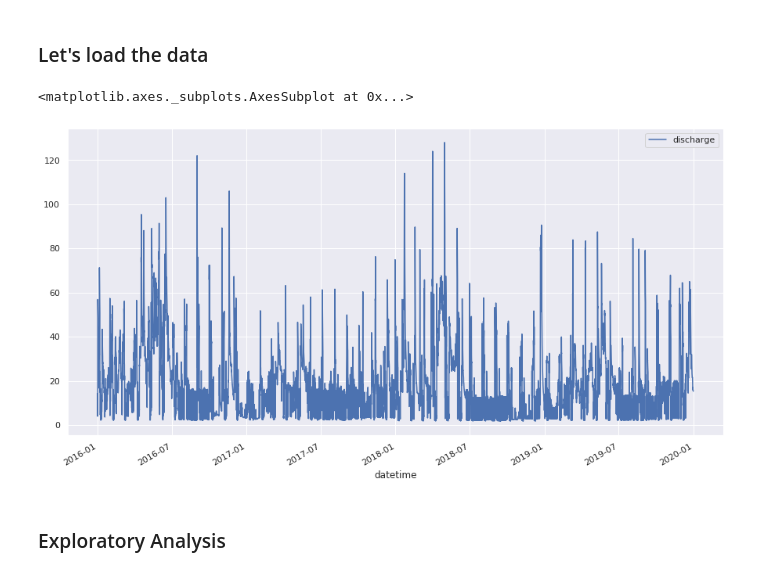
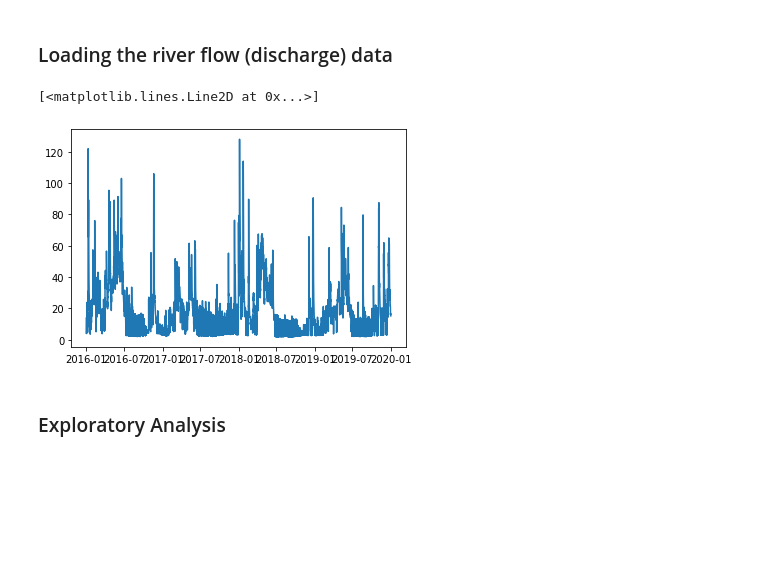
Before and after one commit to maxnolte/river_forecast, a Jupyter notebook: exploratory_analysis_hourly_data.ipynb, the cells around one changed output. Drawn from its saved outputs; the diff is of its cells as text; code cells hidden in the pictures; blank space fills up the shorter version.

```diff
--- a/exploratory_analysis_hourly_data.ipynb
+++ b/exploratory_analysis_hourly_data.ipynb
@@ -5,7 +5,7 @@ import matplotlib.pyplot as plt
 import seaborn as sns
 %matplotlib inline
 # %% [markdown]
-### Let's load the data
+### Loading the river flow (discharge) data
 # %%
 def get_yearly_flow(year=2016):
     """ Reading text files with yearly data.
@@ -25,11 +25,11 @@ def get_combined_flow():
     return pd.concat(dfs)
 # %%
 flow_df = get_combined_flow()
-# %%
-flow_df.plot()
-# %% [output]
-<matplotlib.axes._subplots.AxesSubplot at 0x...>
-[figure, removed]
+# %%
+plt.plot(flow_df.index, flow_df)
+# %% [output]
+[<matplotlib.lines.Line2D at 0x...>]
+[figure, added]
 # %%
 flow_df.to_csv('data/hourly_flows_2016-19.csv')
 # %% [markdown]
```
Also changed, not shown: parts of 35 cells of this notebook, 4 other files.
